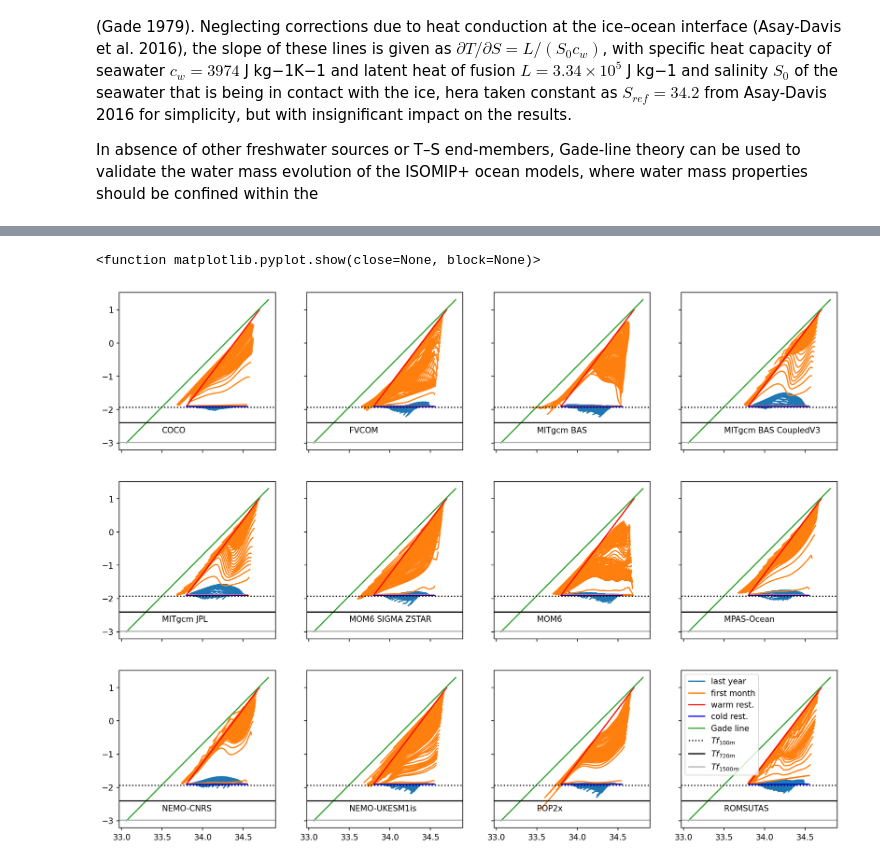
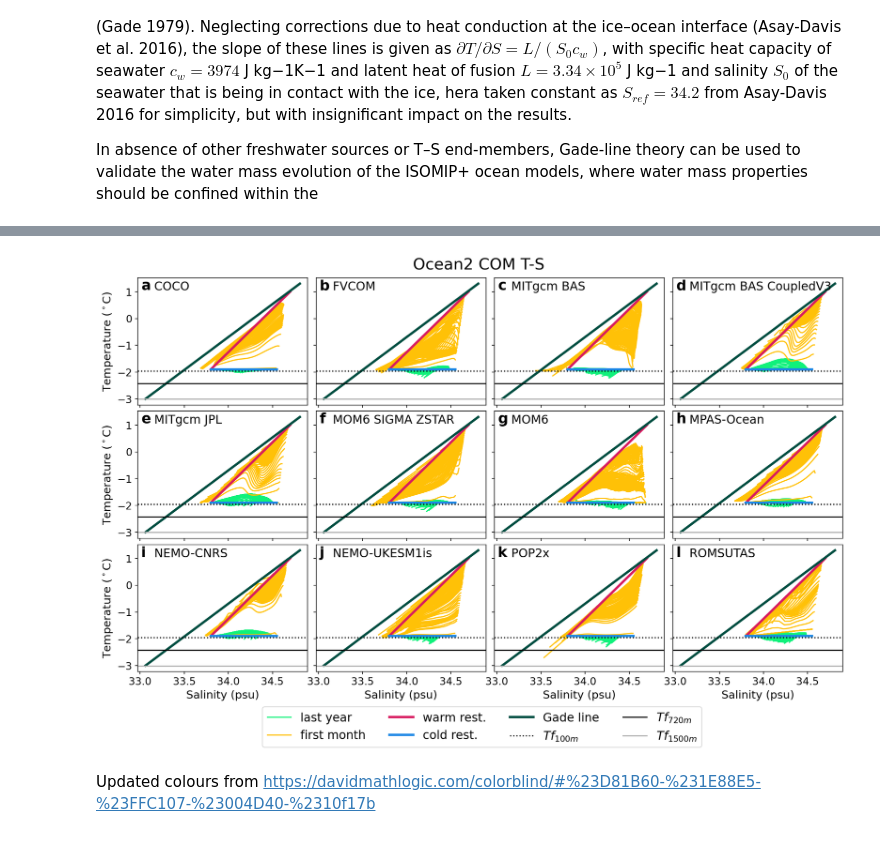
Before and after one commit to misomip/isomip-plus, a Jupyter notebook: notebooks/gade-line-ts-consistency/ocean1/TS_exploration.ipynb, the cells around one changed output, grey strips where cells are left out. Drawn from its saved outputs; the diff is of its cells as text; code cells hidden in the pictures.

````diff
--- a/notebooks/gade-line-ts-consistency/ocean1/TS_exploration.ipynb
+++ b/notebooks/gade-line-ts-consistency/ocean1/TS_exploration.ipynb
@@ -21,10 +22,15 @@ COCO   MITgcm-BAS          MITgcm-JPL  MOM6_SIGMA_ZSTAR  NEMO-CNRS      POP2x
 FVCOM  MITgcm_BAS_Coupled  MOM6        MPAS-Ocean        NEMO-UKESM1is  ROMS-UTAS
 ```
 # %%
+# ## folder where the isomip-plus github repo is located
+# baserepo = 'C:/thinf/github/isomip-plus/'
+# ## folder where you downloaded the zipped Google Drive data
+# basedrive = 'C:\Dropbox\Osci\ISOMIP\common_analysis\ISOMIP+Data 2/'
+
 ## folder where the isomip-plus github repo is located
-baserepo = 'C:/thinf/github/isomip-plus/'
+baserepo = '/g/data/x77/cy8964/isomip-plus/'
 ## folder where you downloaded the zipped Google Drive data
-basedrive = 'C:\Dropbox\Osci\ISOMIP\common_analysis\ISOMIP+Data 2/'
+basedrive = '/g/data/x77/cy8964/ISOMIP+Data-new/'
 
 # load the data from the text files, which point to the right location of the file in the drive structure
 Ocean0_COM = np.loadtxt(baserepo+'notebooks/file-pointers/Ocean0-COM.txt', dtype = 'str', delimiter = ',',usecols = 0)
@@ -38,5 +41,0 @@ Ocean2_TYP = np.loadtxt(baserepo+'notebooks/file-pointers/Ocean2-TYP.txt', dtype
-# %%
-Test_DS = xr.open_dataset(basedrive+Ocean1_COM[0], decode_times=False)
-Test_DS = Test_DS.set_coords(['x', 'y', 'z', 'time'])
-nTime = Test_DS.sizes['nTime']
-T_XZ = Test_DS.temperatureXZ.isel(nTime=slice(nTime-12, nTime)).mean('nTime')
@@ -204,8 +170,9 @@ for fileIndex in range(len(expt)):
     labels.append(modelName)
 
 length = len(expt)
+alphabet = ['a','b','c','d','e','f','g','h','i','j','k','l','m']
 
-fig, axes = plt.subplots(nrows = 3, ncols = 4, sharex=True, sharey=True, figsize=(16, 12),facecolor='w',dpi = 150)
+fig, axes = plt.subplots(nrows = 3, ncols = 4, sharex=True, sharey=True, figsize=(16, 9),facecolor='w',dpi = 150)
 for i in np.arange(length):
 #for ax in axes.flat:
     ax = axes.flat[i]
@@ -215,43 +182,57 @@ for i in np.arange(length):
     nTime = ds.sizes['nTime']
     T0 = ds.temperatureXZ.isel(nTime=slice(0, 11)).mean('nTime')
     S0 = ds.salinityXZ.isel(nTime=slice(0, 11)).mean('nTime')
     T1 = ds.temperatureXZ.isel(nTime=slice(nTime-12, nTime)).mean('nTime')
     S1 = ds.salinityXZ.isel(nTime=slice(nTime-12, nTime)).mean('nTime')
     # T_XZ < 1e36 is to get rid of fill values.
     T0 = T0.where(T0 < 1e10)
     S0 = S0.where(S0 < 1e10)
     T1 = T1.where(T1 < 1e10)
     S1 = S1.where(S1 < 1e10)
     ax.plot(
         S1,T1,
-        color = 'C0')
+        color = '#10F17B')
     ax.plot(
         S1[0],T1[0],
-        color = 'C0', label = 'last year')
+        color = '#10F17B', label = 'last year')
     ax.plot(
         S0,T0,
-        color = 'C1')
+        color = '#FFC107')
     ax.plot(
         S0[0],T0[0],
-        color = 'C1', label = 'first month')
+        color = '#FFC107', label = 'first month')
     ax.plot(
         (sw0, sw1),(tw0, tw1),
-        color = 'r', label = 'warm rest.')
+        color = '#D81B60', label = 'warm rest.', linewidth = 3)
     ax.plot(
         (sc0, sc1),(tc0, tc1),
-        color = 'b', label = 'cold rest.')
+        color = '#1E88E5', label = 'cold rest.', linewidth = 3)
     ax.plot(
         sg+0.06,tg,
-        color = 'C2', label = 'Gade line')
+        color = '#004D40', label = 'Gade line', linewidth = 3)
     plt.sca(ax)
   #  plt.axhline(y = tf(s0,0), color = 'k', linestyle = ':', label = '$Tf_{surface}$')
     plt.axhline(y = tf(s0,100), color = 'k', linestyle = ':', label = '$Tf_{100m}$')
     plt.axhline(y = tf(s0,720), color = 'k', linestyle = '-', label = '$Tf_{720m}$')
     plt.axhline(y = tf(s0,1500), color = [0.7, 0.7, 0.7], linestyle = '-', label = '$Tf_{1500m}$')
-    plt.text(33.5,  -2.7,  labels[i])
-plt.legend(loc="upper left")
-plt.savefig("gade_line_Ocean2_COM.png", bbox_inches='tight')
-plt.show
+    plt.text(0.02,0.99,alphabet[i], fontsize = 18, transform=ax.transAxes, fontweight='bold', va='top')
+    plt.text(0.01,0.975,'    '+labels[i], fontsize = 15, transform=ax.transAxes, va='top')
+    plt.tick_params(labelsize=13)
+    #plt.text(33.5,  -3.5,  labels[i])
+plt.legend(loc="upper left", fontsize = 15, bbox_to_anchor = (-2.45,-0.23), ncol = 4)
+axes[0,0].set_ylabel('Temperature ($^\circ$C)', fontsize = 14)
+axes[1,0].set_ylabel('Temperature ($^\circ$C)', fontsize = 14)
+axes[2,0].set_ylabel('Temperature ($^\circ$C)', fontsize = 14)
+axes[2,0].set_xlabel('Salinity (psu)', fontsize = 14)
+axes[2,1].set_xlabel('Salinity (psu)', fontsize = 14)
+axes[2,2].set_xlabel('Salinity (psu)', fontsize = 14)
+axes[2,3].set_xlabel('Salinity (psu)', fontsize = 14)
+
+# plt.savefig("gade_line_Ocean2_COM.png", bbox_inches='tight')
+fig.subplots_adjust(hspace = 0.05,wspace = 0.05)
+fig.suptitle('Ocean2 COM T-S', y=0.92,fontsize = 20);
+plt.show()
 # %% [output]
-<function matplotlib.pyplot.show(close=None, block=None)>
-[figure, old version]
+[figure, new version]
+# %% [markdown]
+Updated colours from https://davidmathlogic.com/colorblind/#%23D81B60-%231E88E5-%23FFC107-%23004D40-%2310f17b
````
Also changed, not shown: parts of 5 cells of this notebook, 1 other file.
